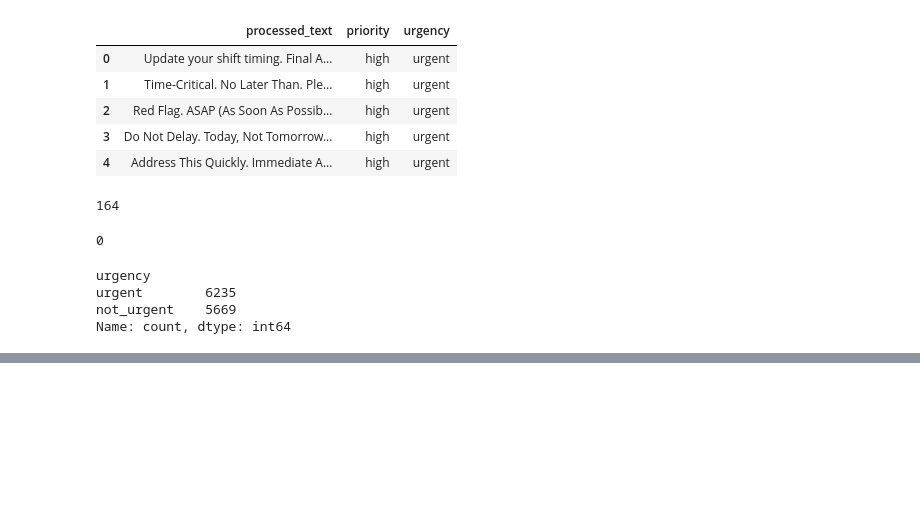
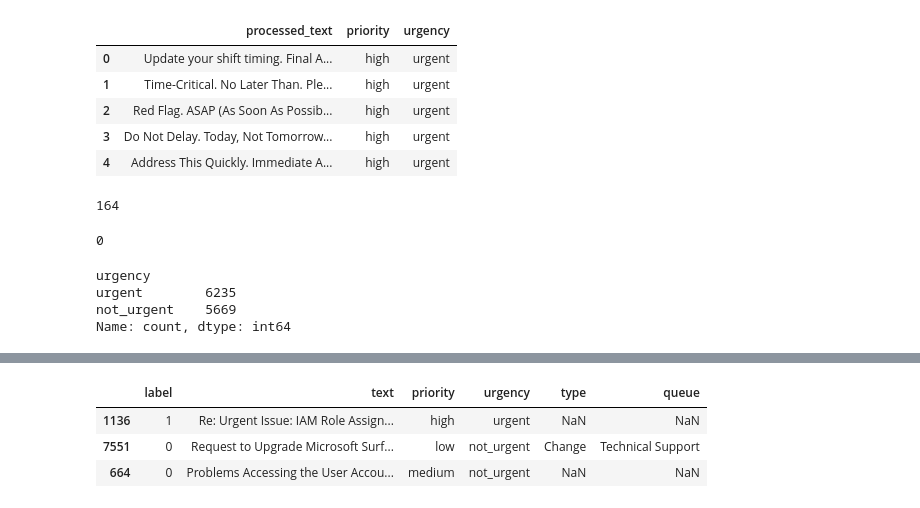
Before and after one commit to Kripa8702/Text-Classifier---Urgent-vs.-No-Urgent, a Jupyter notebook: analysis/data_preparation.ipynb, the cells around one changed output, grey strips where cells are left out. Drawn from its saved outputs; the diff is of its cells as text; code cells hidden in the pictures; blank space fills up the shorter version.

```diff
--- a/analysis/data_preparation.ipynb
+++ b/analysis/data_preparation.ipynb
@@ -273,0 +308,11 @@ Name: count, dtype: int64
+# %%
+# replace processed_text with the text, add label
+df_combined.rename(columns={'processed_text': 'text'}, inplace=True)
+df_combined['label'] = df_combined['urgency'].apply(lambda x: 1 if x == 'urgent' else 0)
+
+df_combined.sample(3)
+# %% [output]
+|  | label | text | priority | urgency | type | queue |
+| 1136 | 1 | Re: Urgent Issue: IAM Role Assign... | high | urgent | NaN | NaN |
+| 7551 | 0 | Request to Upgrade Microsoft Surf... | low | not_urgent | Change | Technical Support |
+| 664 | 0 | Problems Accessing the User Accou... | medium | not_urgent | NaN | NaN |
```
Also changed, not shown: parts of 9 cells of this notebook, 14 other files.
